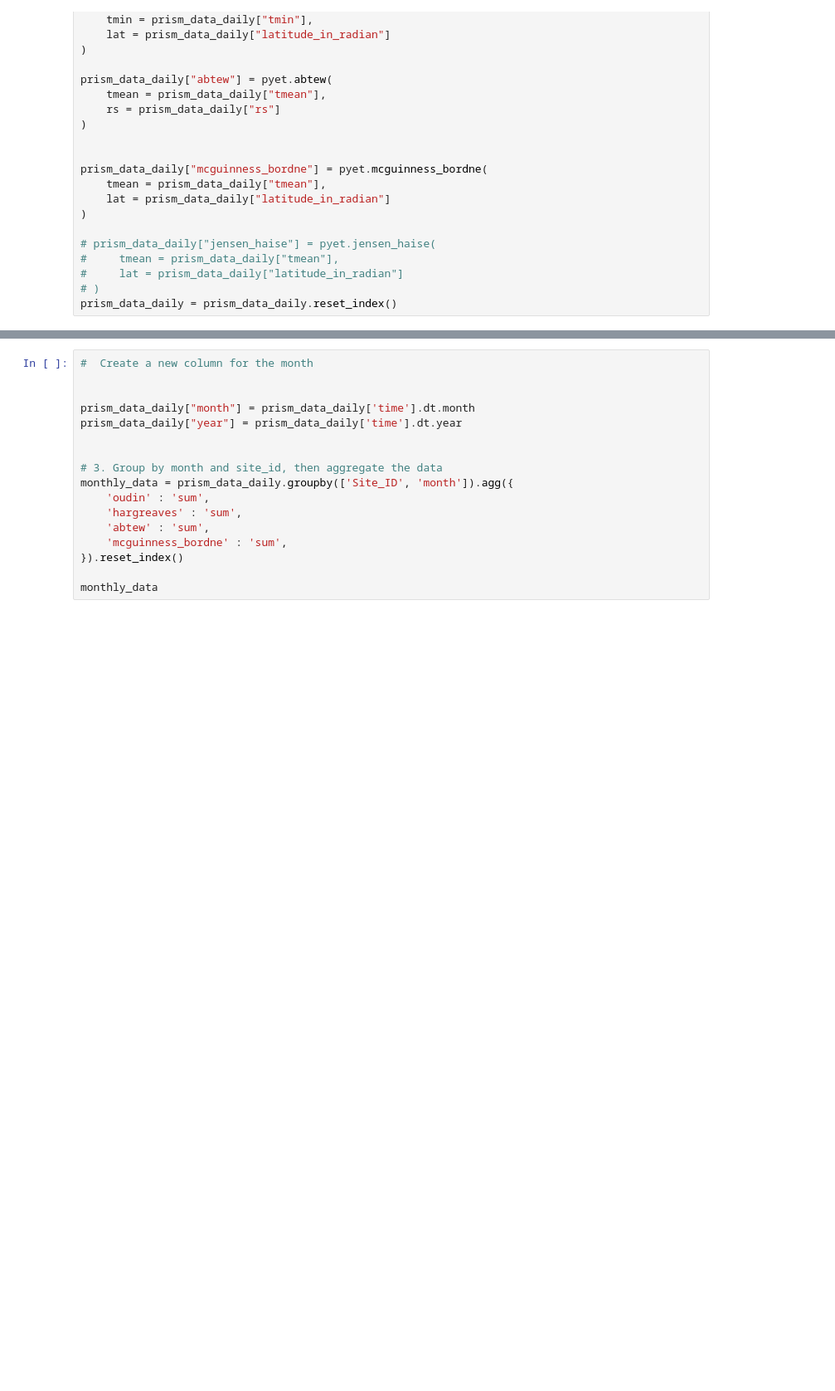
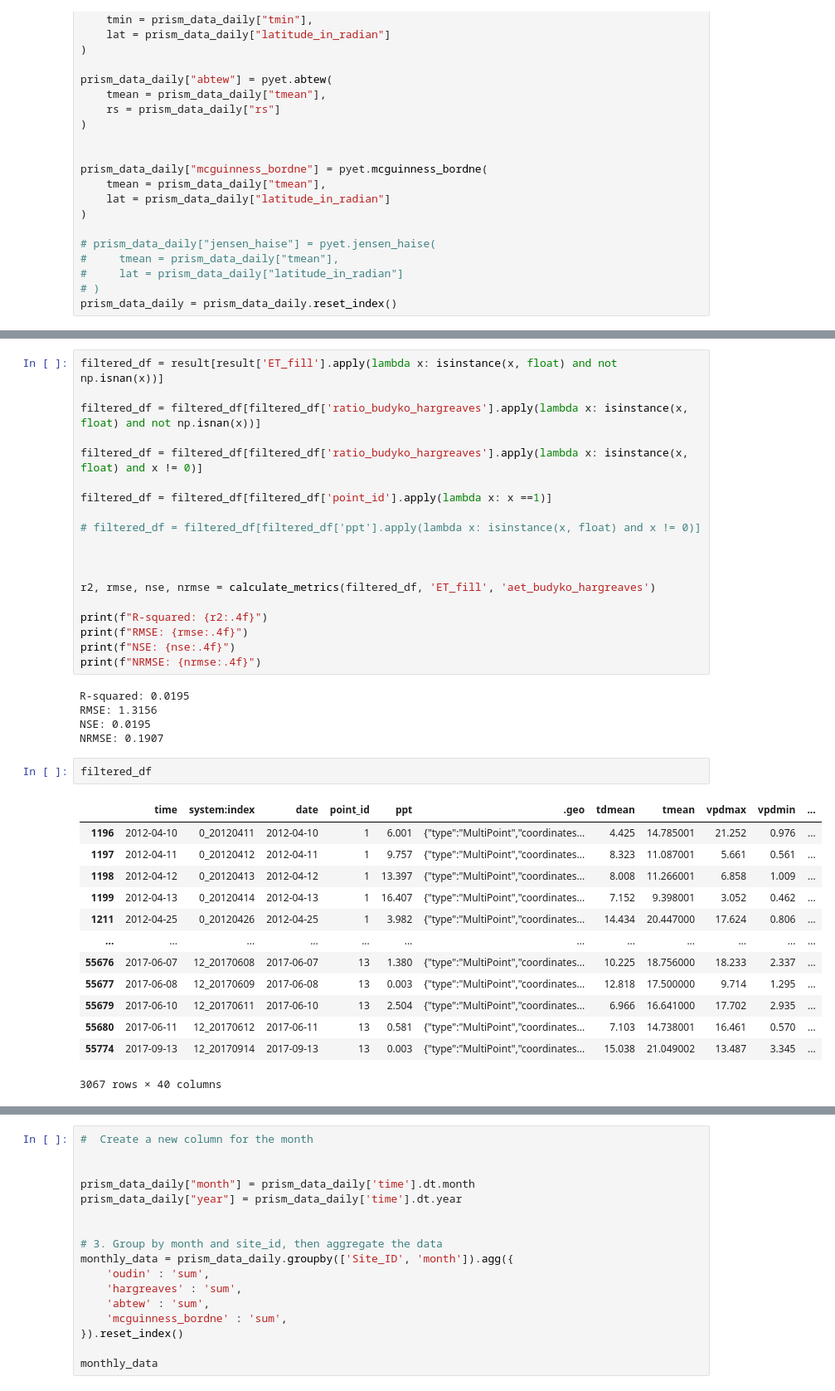
Before and after one commit to mahdi98mnm/download_PRISM_data, a Jupyter notebook: PRISM_tmin_stable_4kmD2_20160612_nc/calculate_ETo.ipynb, the cells around one changed output, grey strips where cells are left out. Shown at 83% size. Drawn from its saved outputs; the diff is of its cells as text; blank space fills up the shorter version.

```diff
--- a/PRISM_tmin_stable_4kmD2_20160612_nc/calculate_ETo.ipynb
+++ b/PRISM_tmin_stable_4kmD2_20160612_nc/calculate_ETo.ipynb
@@ -318,0 +468,40 @@ prism_data_daily.columns.values.tolist()
+# %%
+filtered_df = result[result['ET_fill'].apply(lambda x: isinstance(x, float) and not np.isnan(x))]
+
+filtered_df = filtered_df[filtered_df['ratio_budyko_hargreaves'].apply(lambda x: isinstance(x, float) and not np.isnan(x))]
+
+filtered_df = filtered_df[filtered_df['ratio_budyko_hargreaves'].apply(lambda x: isinstance(x, float) and x != 0)]
+
+filtered_df = filtered_df[filtered_df['point_id'].apply(lambda x: x ==1)]
+
+# filtered_df = filtered_df[filtered_df['ppt'].apply(lambda x: isinstance(x, float) and x != 0)]
+
+
+
+r2, rmse, nse, nrmse = calculate_metrics(filtered_df, 'ET_fill', 'aet_budyko_hargreaves')
+
+print(f"R-squared: {r2:.4f}")
+print(f"RMSE: {rmse:.4f}")
+print(f"NSE: {nse:.4f}")
+print(f"NRMSE: {nrmse:.4f}")
+# %% [output]
+R-squared: 0.0195
+RMSE: 1.3156
+NSE: 0.0195
+NRMSE: 0.1907
+# %%
+filtered_df
+# %% [output]
+|  | time | system:index | date | point_id | ppt | .geo | tdmean | tmean | vpdmax | vpdmin | ... |
+| 1196 | 2012-04-10 | 0_20120411 | 2012-04-10 | 1 | 6.001 | {"type":"MultiPoint","coordinates... | 4.425 | 14.785001 | 21.252 | 0.976 | ... |
+| 1197 | 2012-04-11 | 0_20120412 | 2012-04-11 | 1 | 9.757 | {"type":"MultiPoint","coordinates... | 8.323 | 11.087001 | 5.661 | 0.561 | ... |
+| 1198 | 2012-04-12 | 0_20120413 | 2012-04-12 | 1 | 13.397 | {"type":"MultiPoint","coordinates... | 8.008 | 11.266001 | 6.858 | 1.009 | ... |
+| 1199 | 2012-04-13 | 0_20120414 | 2012-04-13 | 1 | 16.407 | {"type":"MultiPoint","coordinates... | 7.152 | 9.398001 | 3.052 | 0.462 | ... |
+| 1211 | 2012-04-25 | 0_20120426 | 2012-04-25 | 1 | 3.982 | {"type":"MultiPoint","coordinates... | 14.434 | 20.447000 | 17.624 | 0.806 | ... |
+| ... | ... | ... | ... | ... | ... | ... | ... | ... | ... | ... | ... |
+| 55676 | 2017-06-07 | 12_20170608 | 2017-06-07 | 13 | 1.380 | {"type":"MultiPoint","coordinates... | 10.225 | 18.756000 | 18.233 | 2.337 | ... |
+| 55677 | 2017-06-08 | 12_20170609 | 2017-06-08 | 13 | 0.003 | {"type":"MultiPoint","coordinates... | 12.818 | 17.500000 | 9.714 | 1.295 | ... |
+| 55679 | 2017-06-10 | 12_20170611 | 2017-06-10 | 13 | 2.504 | {"type":"MultiPoint","coordinates... | 6.966 | 16.641000 | 17.702 | 2.935 | ... |
+| 55680 | 2017-06-11 | 12_20170612 | 2017-06-11 | 13 | 0.581 | {"type":"MultiPoint","coordinates... | 7.103 | 14.738001 | 16.461 | 0.570 | ... |
+| 55774 | 2017-09-13 | 12_20170914 | 2017-09-13 | 13 | 0.003 | {"type":"MultiPoint","coordinates... | 15.038 | 21.049002 | 13.487 | 3.345 | ... |
+3067 rows × 40 columns
```
Also changed, not shown: parts of 12 cells of this notebook.
